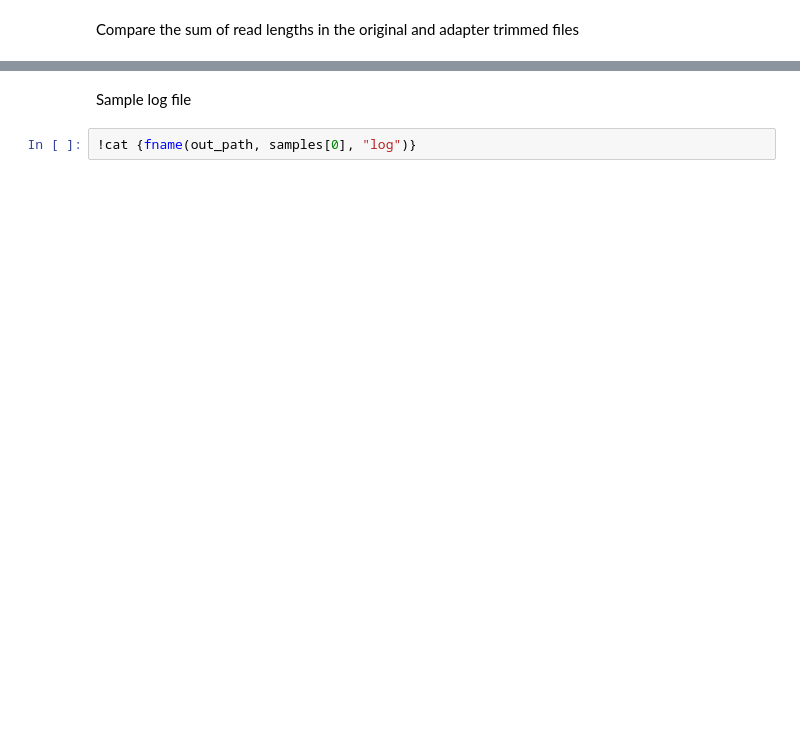
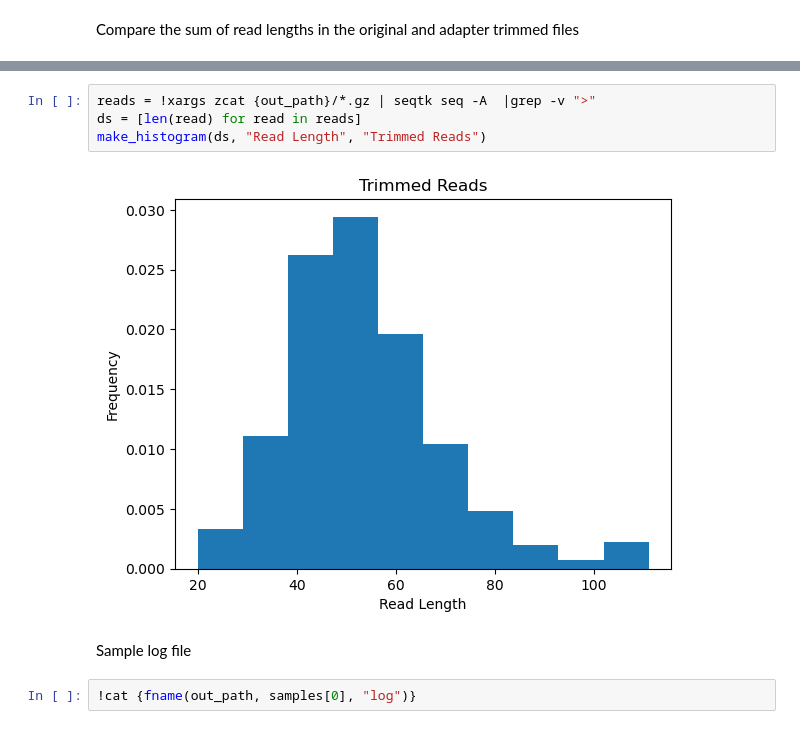
Before and after one commit to prairie-guy/UBS-seq_basic, a Jupyter notebook: workspace/ubs_basic.ipynb, the cells around one changed output, grey strips where cells are left out. Saved outputs shown, nothing was run; the diff lists cells and outputs as text; blank space fills up the shorter version.

```diff
--- a/workspace/ubs_basic.ipynb
+++ b/workspace/ubs_basic.ipynb
@@ -519,6 +441,12 @@ ds = [len(read) for read in reads]
 make_histogram(ds, "Read Length", "Original Reads (No Trimming)")
 # %% [output]
 [figure]
+# %%
+reads = !xargs zcat {out_path}/*.gz | seqtk seq -A  |grep -v ">"
+ds = [len(read) for read in reads]
+make_histogram(ds, "Read Length", "Trimmed Reads")
+# %% [output]
+[figure, added]
 # %% [markdown]
 Sample log file
 # %%
```
Also changed, not shown: parts of 72 cells of this notebook, 1 other file.
